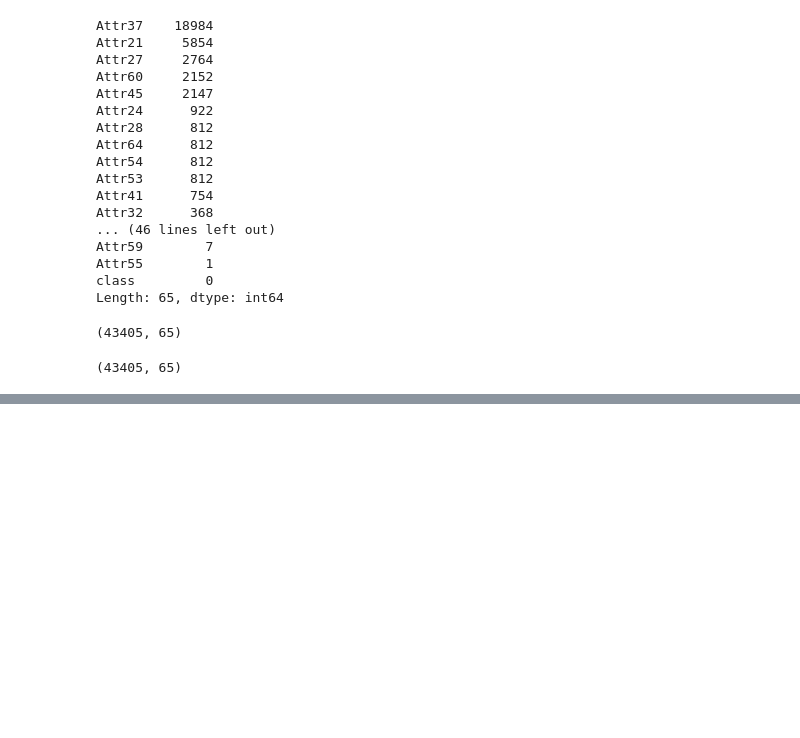
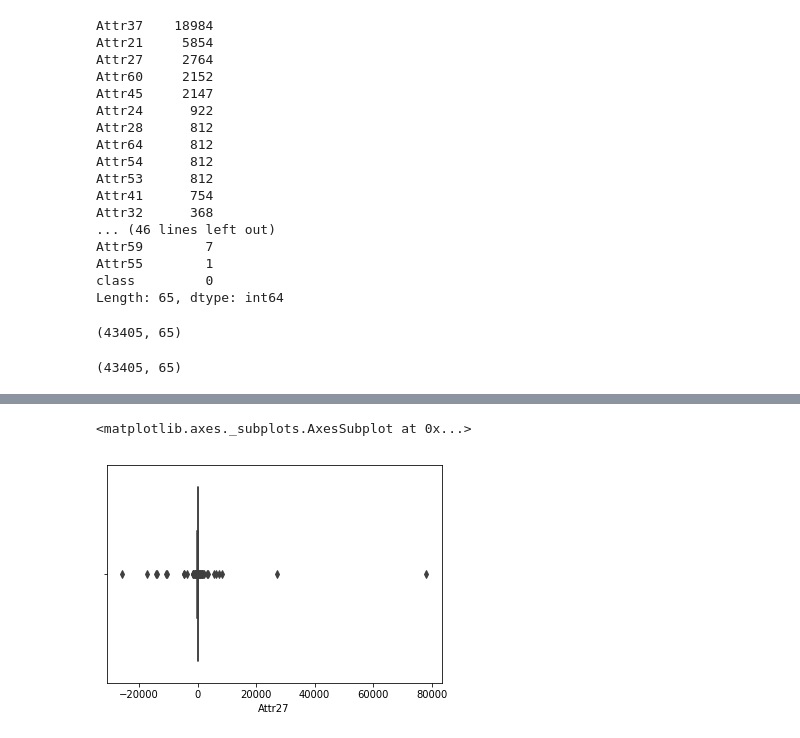
Before and after one commit to SiddharthPant/hackathon_bankruptcy, a Jupyter notebook: dataset_4/Untitled.ipynb, the cells around one changed output, grey strips where cells are left out. Drawn from its saved outputs; the diff is of its cells as text; code cells hidden in the pictures; blank space fills up the shorter version.

```diff
--- a/dataset_4/Untitled.ipynb
+++ b/dataset_4/Untitled.ipynb
@@ -52,0 +78,9 @@ big_data.shape
+# %%
+test_data = big_data[['Attr27','class']]
+# %%
+data27 = test_data[test_data['class'] == 1]['Attr27']
+# %%
+sns.boxplot(data27)
+# %% [output]
+<matplotlib.axes._subplots.AxesSubplot at 0x...>
+[figure, added]
```
Also changed, not shown: parts of 10 cells of this notebook, 2 other files.
